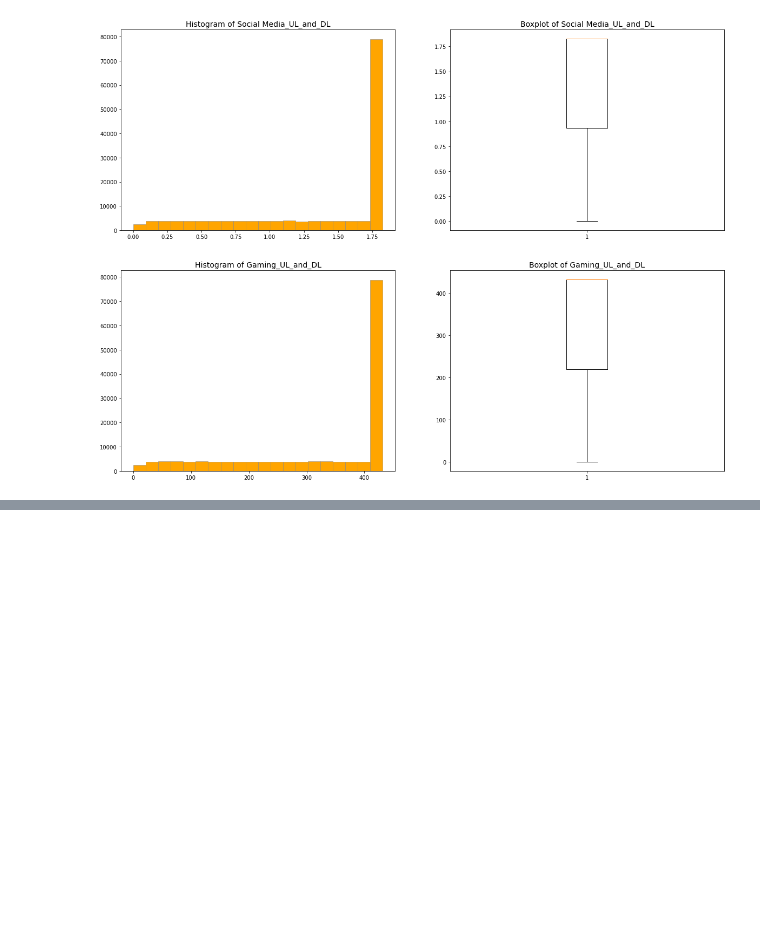
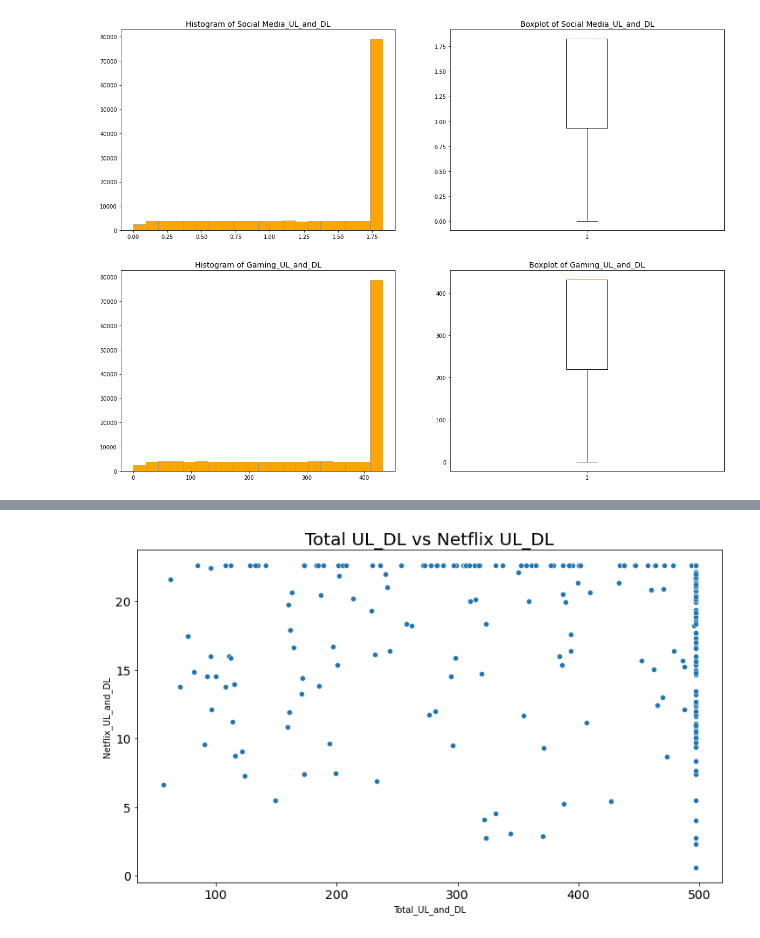
Before and after one commit to meriab21/Telecommunication_UsersData_Analysis, a Jupyter notebook: notebooks/task1_2.ipynb, the cells around one changed output, grey strips where cells are left out. Saved outputs shown, nothing was run; the diff lists cells and outputs as text; code cells hidden in the pictures; blank space fills up the shorter version.

```diff
--- a/notebooks/task1_2.ipynb
+++ b/notebooks/task1_2.ipynb
@@ -370,0 +443,6 @@ plot_univariate(user_overview_data,'Social Media_UL_and_DL','Gaming_UL_and_DL')
+# %%
+#multivariate graph of Netflix vs total
+
+plot_scatter(user_overview_data.sample(300), x_col="Total_UL_and_DL", y_col="Netflix_UL_and_DL", title="Total UL_DL vs Netflix UL_DL")
+# %% [output]
+[figure, added]
```
Also changed, not shown: parts of 8 cells of this notebook.
